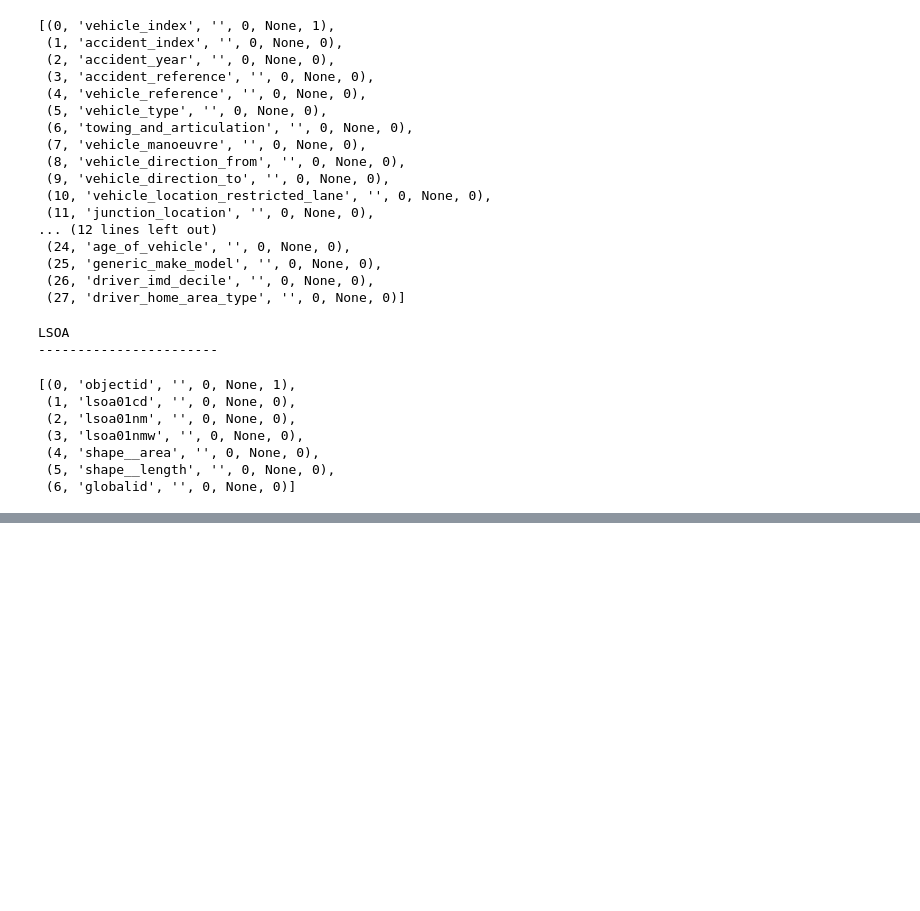
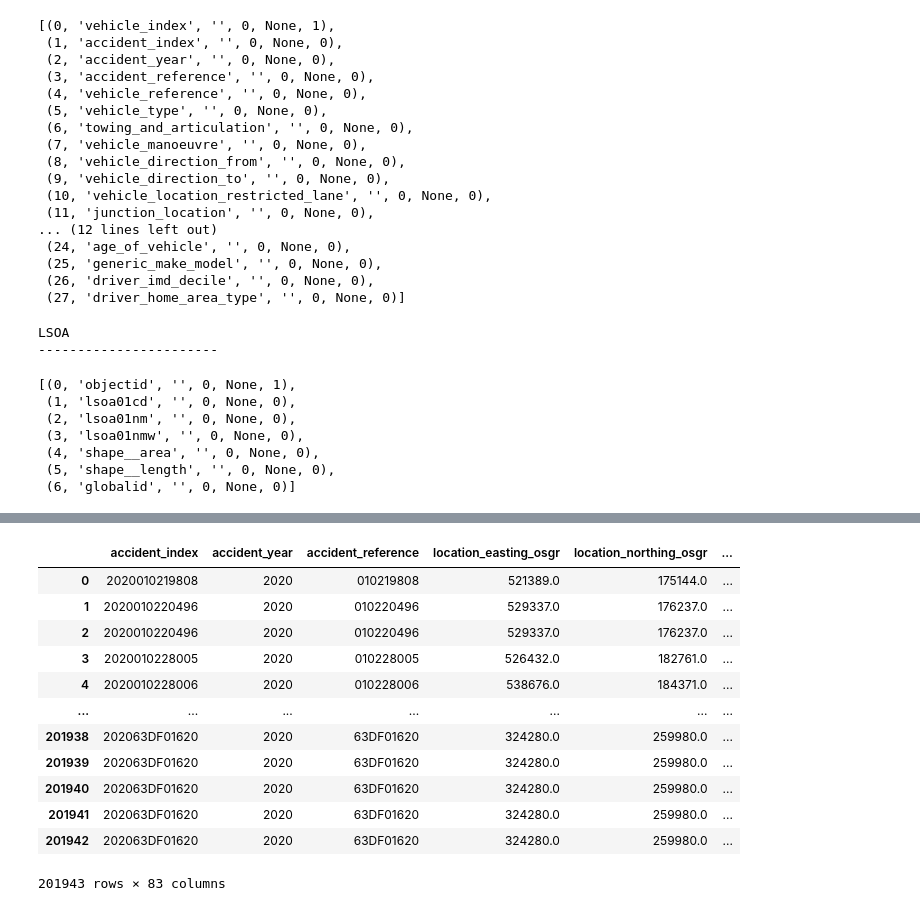
Before and after one commit to IAmSahilVerma/Accident_Database_Analysis, a Jupyter notebook: EDA.ipynb, the cells around one changed output, grey strips where cells are left out. Drawn from its saved outputs; the diff is of its cells as text; code cells hidden in the pictures; blank space fills up the shorter version.

```diff
--- a/EDA.ipynb
+++ b/EDA.ipynb
@@ -115,0 +259,32 @@ LSOA
+# %%
+query = """
+    SELECT *
+    FROM accident AS a
+    JOIN casualty AS c ON a.accident_index = c.accident_index
+    JOIN vehicle AS v ON a.accident_index = v.accident_index
+    JOIN lsoa AS l ON a.lsoa_of_accident_location = l.lsoa01cd
+    WHERE a.accident_year = 2020;
+"""
+# %%
+df = None
+with sqlite3.connect(database_filepath) as conn:
+    cursor = conn.cursor()
+    df = pd.read_sql_query(query, conn)
+
+
+df = df.loc[:, ~df.columns.duplicated()]
+df
+# %% [output]
+|  | accident_index | accident_year | accident_reference | location_easting_osgr | location_northing_osgr | ... |
+| 0 | 2020010219808 | 2020 | 010219808 | 521389.0 | 175144.0 | ... |
+| 1 | 2020010220496 | 2020 | 010220496 | 529337.0 | 176237.0 | ... |
+| 2 | 2020010220496 | 2020 | 010220496 | 529337.0 | 176237.0 | ... |
+| 3 | 2020010228005 | 2020 | 010228005 | 526432.0 | 182761.0 | ... |
+| 4 | 2020010228006 | 2020 | 010228006 | 538676.0 | 184371.0 | ... |
+| ... | ... | ... | ... | ... | ... | ... |
+| 201938 | 202063DF01620 | 2020 | 63DF01620 | 324280.0 | 259980.0 | ... |
+| 201939 | 202063DF01620 | 2020 | 63DF01620 | 324280.0 | 259980.0 | ... |
+| 201940 | 202063DF01620 | 2020 | 63DF01620 | 324280.0 | 259980.0 | ... |
+| 201941 | 202063DF01620 | 2020 | 63DF01620 | 324280.0 | 259980.0 | ... |
+| 201942 | 202063DF01620 | 2020 | 63DF01620 | 324280.0 | 259980.0 | ... |
+201943 rows × 83 columns
```
Also changed, not shown: parts of 25 cells of this notebook, 11 other files.
